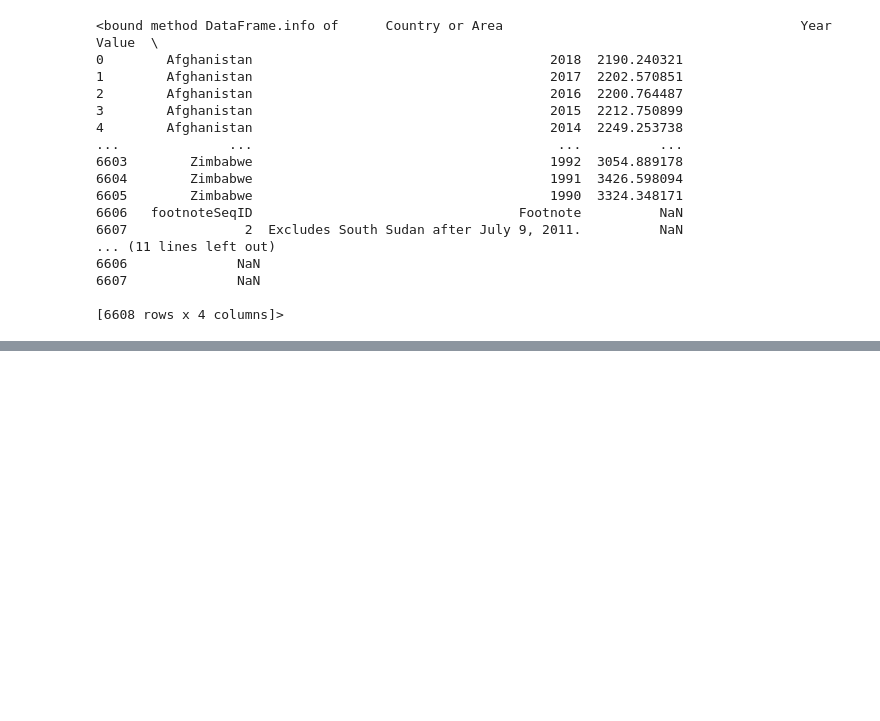
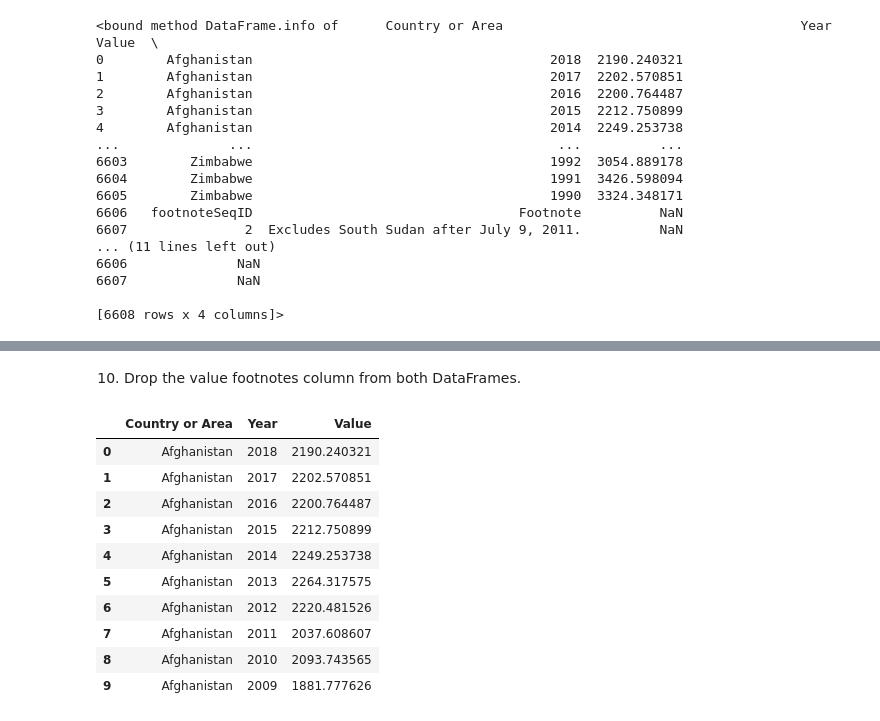
Before and after one commit to Abdullah0930/gdp-and-internet-usage, a Jupyter notebook: gdp and internet usage.ipynb, the cells around one changed output, grey strips where cells are left out. Saved outputs shown, nothing was run; the diff lists cells and outputs as text; code cells hidden in the pictures; blank space fills up the shorter version.

```diff
--- a/gdp and internet usage.ipynb
+++ b/gdp and internet usage.ipynb
@@ -73,0 +104,17 @@ gdp_df.info
+# %% [markdown]
+10. Drop the value footnotes column from both DataFrames.
+# %%
+gdp_df.drop(columns=['Value Footnotes'],inplace=True)
+gdp_df.head(10)
+# %% [output]
+|  | Country or Area | Year | Value |
+| 0 | Afghanistan | 2018 | 2190.240321 |
+| 1 | Afghanistan | 2017 | 2202.570851 |
+| 2 | Afghanistan | 2016 | 2200.764487 |
+| 3 | Afghanistan | 2015 | 2212.750899 |
+| 4 | Afghanistan | 2014 | 2249.253738 |
+| 5 | Afghanistan | 2013 | 2264.317575 |
+| 6 | Afghanistan | 2012 | 2220.481526 |
+| 7 | Afghanistan | 2011 | 2037.608607 |
+| 8 | Afghanistan | 2010 | 2093.743565 |
+| 9 | Afghanistan | 2009 | 1881.777626 |
```
Also changed, not shown: parts of 11 cells of this notebook.
